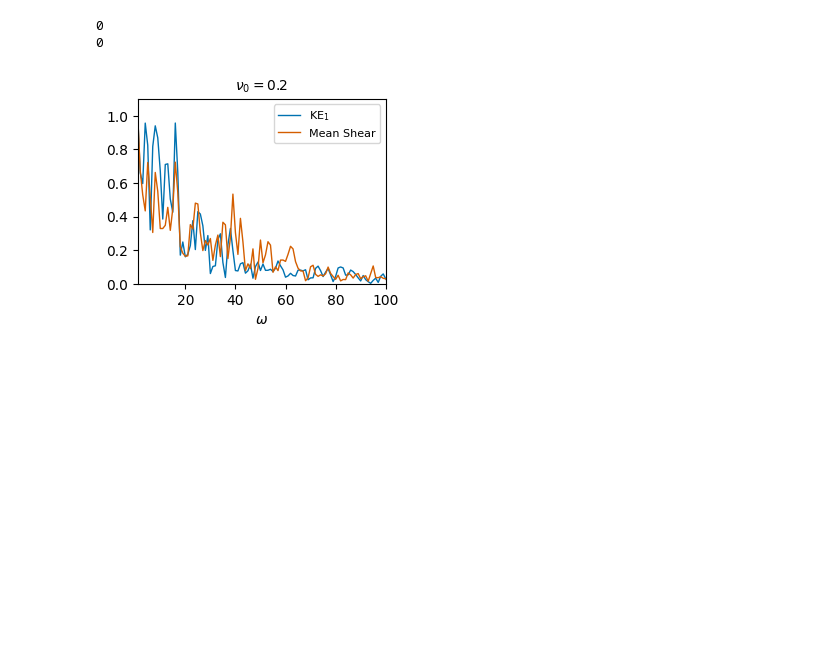
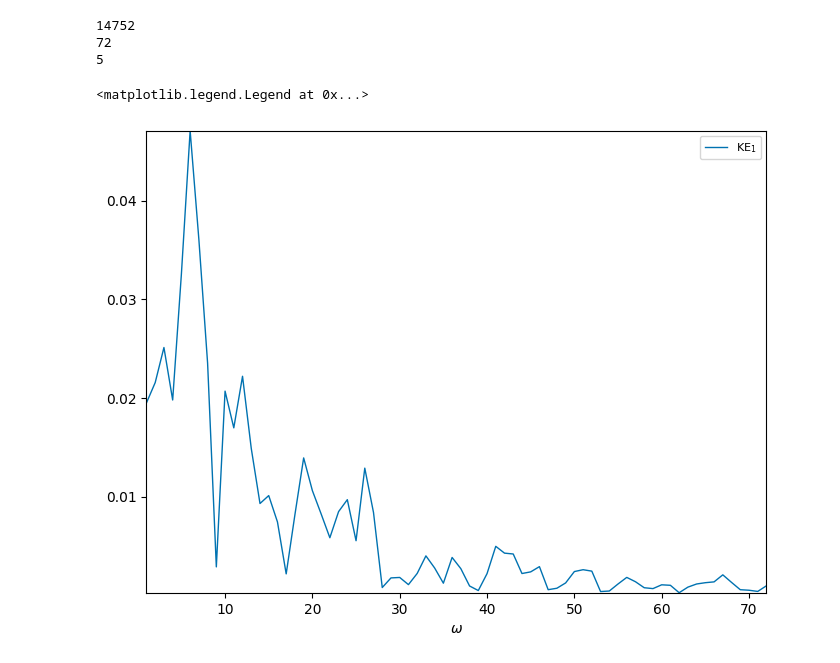
Before and after one commit to QiLiu22/ChannelQG, a Jupyter notebook: plot_2LQG_Channel.ipynb, the cells around one changed output. Drawn from its saved outputs; the diff is of its cells as text; code cells hidden in the pictures; blank space fills up the shorter version.

```diff
--- a/plot_2LQG_Channel.ipynb
+++ b/plot_2LQG_Channel.ipynb
@@ -112,0 +121,12 @@ window = signal.windows.hann(SH_slice.size)
+# %%
+fig=plt.figure(figsize=(8, 6))
+N = EKE1_slice.size
+
+k_1 = fft(EKE1_slice * window)
+k_1_mag = 1*np.abs(k_1[1:int(N/2)])+1*np.abs(k_1[-1:int(N/2):-1])
+
+
+k_2 = fft(EKE2_slice * window)
+k_2_mag = 1*np.abs(k_2[1:int(N/2)])+1*np.abs(k_2[-1:int(N/2):-1])
+
+plt.loglog(np.arange(int(N/2)-1),k_1_mag ,label="$\mathrm{KE}_1$"); # plt.ylim(1e-5,1e2)
@@ -113,48 +135,51 @@ window = signal.windows.hann(SH_slice.size)
 # %%
-fig=plt.figure(figsize=(8/2.5, 6/2.5))
+fig=plt.figure(figsize=(8, 6))
 
-data = KE_slice
+data = EKE1_slice
 
 signal = (data-np.mean(data))*window
-A = fft(signal) / (len(window)/400)
-AA = 1*np.abs(A[1:2000])+1*np.abs(A[-1:2000:-1])
+print(signal.size)
+A = fft(signal)
+n = len(A)
+A /= n
+AA = 1*np.abs(A[1:int(N/200)])+1*np.abs(A[-1:-int(N/200):-1])
+print(AA.size)
+
 # AA = AA[0:-3]+AA[1:-2]+AA[2:-1]
 
-AA = AA/np.max(AA)
 # plt.plot(data)
 plt.plot(np.arange(AA.size)+1,(AA),label="$\mathrm{KE}_1$"); # plt.ylim(1e-5,1e2)
 
 print(np.argmax(AA))
 
 #########################
-data = SH_slice
+# data = SH_slice
 
-signal = (data-np.mean(data))*window
-A = fft(signal) / (len(window)/400)
-AA = 1*np.abs(A[1:2000])+1*np.abs(A[-1:2000:-1])
-# AA = AA[0:-3]+AA[1:-2]+AA[2:-1]
+# signal = (data-np.mean(data))*window
+# A = fft(signal) / (len(window)/400)
+# AA = 1*np.abs(A[1:2000])+1*np.abs(A[-1:2000:-1])
+# # AA = AA[0:-3]+AA[1:-2]+AA[2:-1]
 
-AA = AA/np.max(AA)
-# plt.plot(data)
-plt.plot(np.arange(AA.size)+1,(AA),label="Mean Shear"); plt.xlim(1,100);# plt.ylim(1e-5,1e2)
+# AA = AA/np.max(AA)
+# # plt.plot(data)
+# plt.plot(np.arange(AA.size)+1,(AA),label="Mean Shear"); plt.xlim(1,100);# plt.ylim(1e-5,1e2)
 
-# k_ary = np.arange(signal.size)+1
-# plt.semilogy(k_ary,1/k_ary**6*1e14); plt.xlim(0,500);# plt.ylim(1e-5,1e2)
+# # k_ary = np.arange(signal.size)+1
+# # plt.semilogy(k_ary,1/k_ary**6*1e14); plt.xlim(0,500);# plt.ylim(1e-5,1e2)
 
-print(np.argmax(AA))
+# print(np.argmax(AA))
 
 plt.xlabel("$\omega$")
 plt.legend()
-plt.ylim(0,1.1)
-plt.title(r"$\nu_0=%.1f$" %nu0)
 
-figname = 'figs/spectra_%.1f' %nu0
-figname = figname.replace(".", "d" ); figname = figname+'.pdf'
+
 # plt.savefig(figname, bbox_inches='tight')
 # %% [output]
-0
-0
+14752
+72
+5
+<matplotlib.legend.Legend at 0x...>
-[figure, old version]
+[figure, new version]
 # %%
 A.size
 # %% [output]
```
Also changed, not shown: parts of 15 cells of this notebook.
